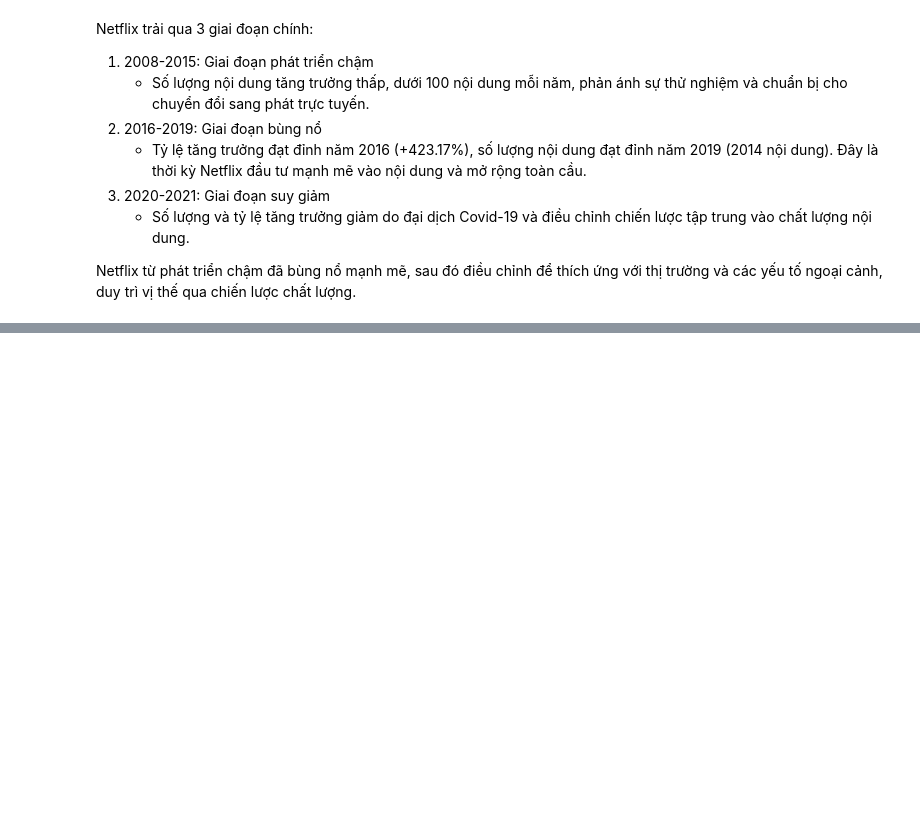
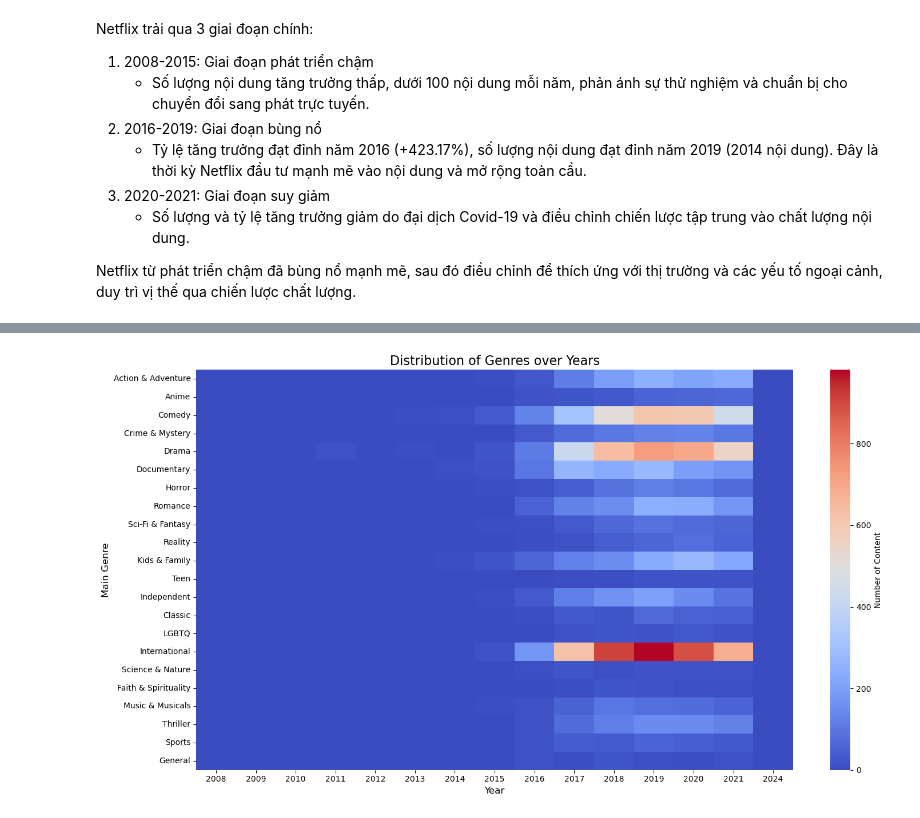
Before and after one commit to kNhung/PDS_FinalProject, a Jupyter notebook: data_questions/knhung_question1.ipynb, the cells around one changed output, grey strips where cells are left out. Saved outputs shown, nothing was run; the diff lists cells and outputs as text; code cells hidden in the pictures; blank space fills up the shorter version.

```diff
--- a/data_questions/knhung_question1.ipynb
+++ b/data_questions/knhung_question1.ipynb
@@ -215,0 +261,23 @@ Index(['Action', 'Action & Adventure', 'Anime Features', 'Anime Series',
+# %%
+# Tạo danh sách các cột (thể loại cụ thể) từ one-hot encoding
+genre_columns = df.columns.difference(['date_added', 'year_added'])
+
+# Tổng hợp số lượng nội dung theo nhóm thể loại chính
+genre_trends = {}
+for main_genre, specific_genres in main_genre_lists.items():
+    relevant_columns = [col for col in genre_columns if col in specific_genres]
+    if relevant_columns:  # Chỉ tính nếu có các cột phù hợp
+        genre_trends[main_genre] = df.groupby('year_added')[relevant_columns].sum().sum(axis=1)
+
+# Chuyển thành DataFrame để dễ vẽ biểu đồ
+genre_trends_df = pd.DataFrame(genre_trends)
+# %%
+plt.figure(figsize=(15, 8))
+sns.heatmap(genre_trends_df.T, cmap='coolwarm', annot=False, fmt='d', cbar_kws={'label': 'Number of Content'})
+plt.title('Distribution of Genres over Years', fontsize=16)
+plt.xlabel('Year', fontsize=12)
+plt.ylabel('Main Genre', fontsize=12)
+plt.tight_layout()
+plt.show()
+# %% [output]
+[figure, added]
```
Also changed, not shown: parts of 30 cells of this notebook, 1 other file.
